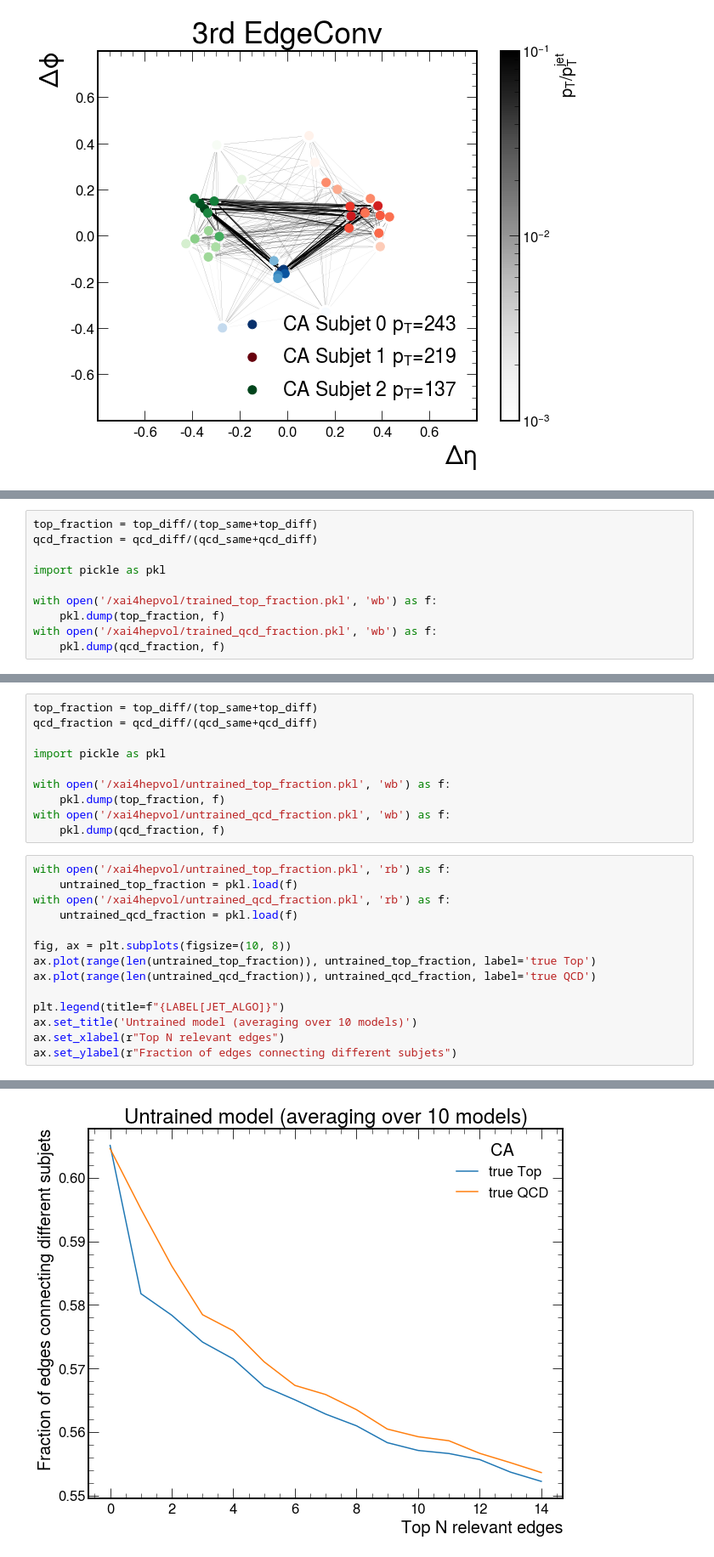
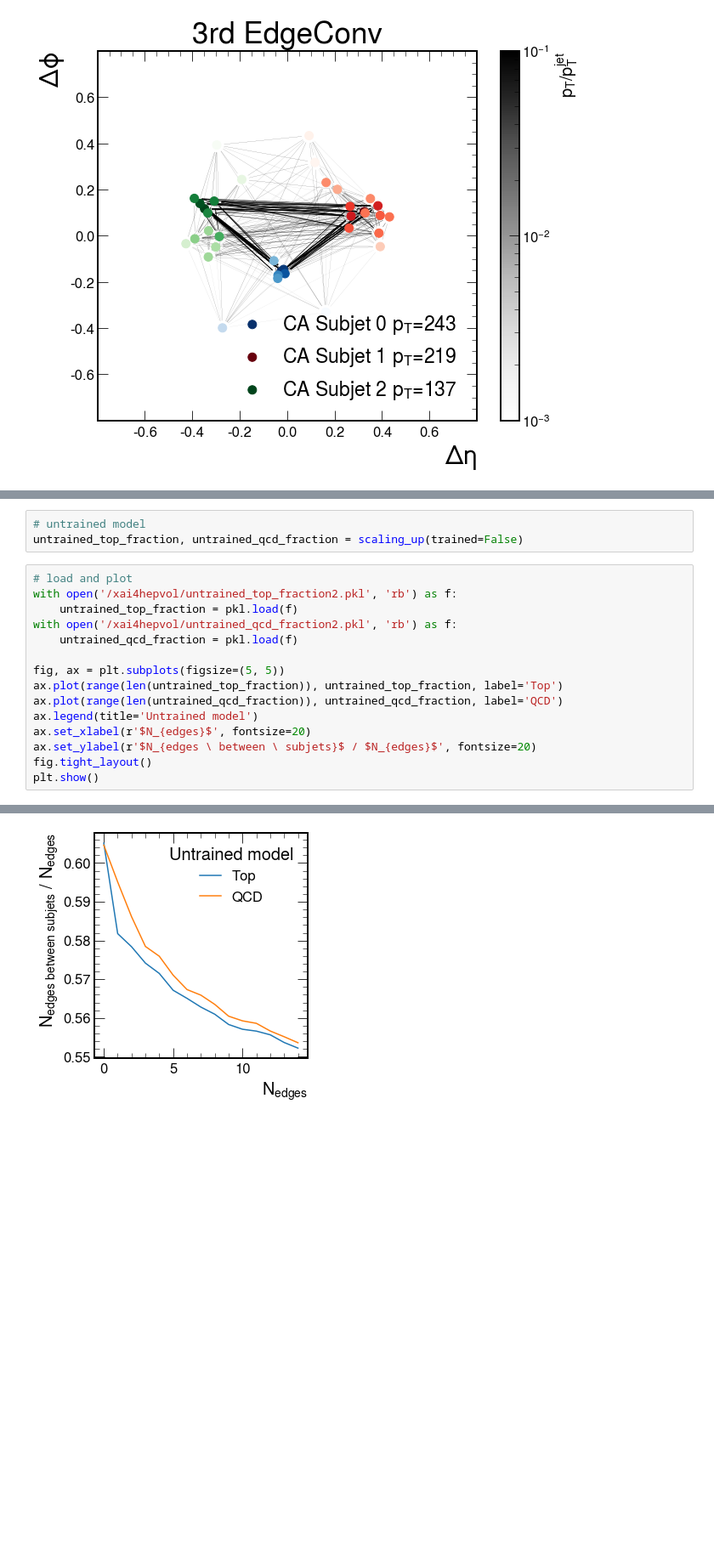
Before and after one commit to farakiko/xai4hep, a Jupyter notebook: binder/fastjet.ipynb, the cells around one changed output, grey strips where cells are left out. Shown at 85% size. Saved outputs shown, nothing was run; the diff lists cells and outputs as text; blank space fills up the shorter version.

```diff
--- a/binder/fastjet.ipynb
+++ b/binder/fastjet.ipynb
@@ -664,10 +671,0 @@ skipping jet # 537
-# %%
-top_fraction = top_diff/(top_same+top_diff)
-qcd_fraction = qcd_diff/(qcd_same+qcd_diff)
-
-import pickle as pkl
-
-with open('/xai4hepvol/trained_top_fraction.pkl', 'wb') as f:
-    pkl.dump(top_fraction, f)
-with open('/xai4hepvol/trained_qcd_fraction.pkl', 'wb') as f:
-    pkl.dump(qcd_fraction, f)
@@ -795,25 +693,19 @@ skipping jet # 752
-# %%
-top_fraction = top_diff/(top_same+top_diff)
-qcd_fraction = qcd_diff/(qcd_same+qcd_diff)
-
-import pickle as pkl
-
-with open('/xai4hepvol/untrained_top_fraction.pkl', 'wb') as f:
-    pkl.dump(top_fraction, f)
-with open('/xai4hepvol/untrained_qcd_fraction.pkl', 'wb') as f:
-    pkl.dump(qcd_fraction, f)
+# %%
+# untrained model
+untrained_top_fraction, untrained_qcd_fraction = scaling_up(trained=False)
 # %%
-with open('/xai4hepvol/untrained_top_fraction.pkl', 'rb') as f:
+# load and plot
+with open('/xai4hepvol/untrained_top_fraction2.pkl', 'rb') as f:
     untrained_top_fraction = pkl.load(f)
-with open('/xai4hepvol/untrained_qcd_fraction.pkl', 'rb') as f:
+with open('/xai4hepvol/untrained_qcd_fraction2.pkl', 'rb') as f:
     untrained_qcd_fraction = pkl.load(f)
 
-fig, ax = plt.subplots(figsize=(10, 8))
-ax.plot(range(len(untrained_top_fraction)), untrained_top_fraction, label='true Top')
-ax.plot(range(len(untrained_qcd_fraction)), untrained_qcd_fraction, label='true QCD')
-
-plt.legend(title=f"{LABEL[JET_ALGO]}")
-ax.set_title('Untrained model (averaging over 10 models)')
-ax.set_xlabel(r"Top N relevant edges")
-ax.set_ylabel(r"Fraction of edges connecting different subjets")
+fig, ax = plt.subplots(figsize=(5, 5))
+ax.plot(range(len(untrained_top_fraction)), untrained_top_fraction, label='Top')
+ax.plot(range(len(untrained_qcd_fraction)), untrained_qcd_fraction, label='QCD')
+ax.legend(title='Untrained model')
+ax.set_xlabel(r'$N_{edges}$', fontsize=20)
+ax.set_ylabel(r'$N_{edges \ between \ subjets}$ / $N_{edges}$', fontsize=20)
+fig.tight_layout()
+plt.show()
 # %% [output]
@@ -821,4 +712,4 @@ Text(0, 1, 'Fraction of edges connecting different subjets')
-[figure, old version]
+[figure, new version]
 # %%
 from matplotlib.font_manager import FontProperties
 
```
Also changed, not shown: parts of 19 cells of this notebook.
